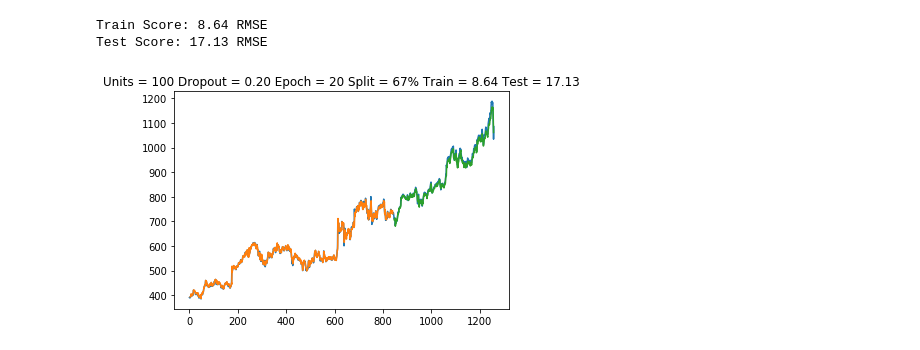
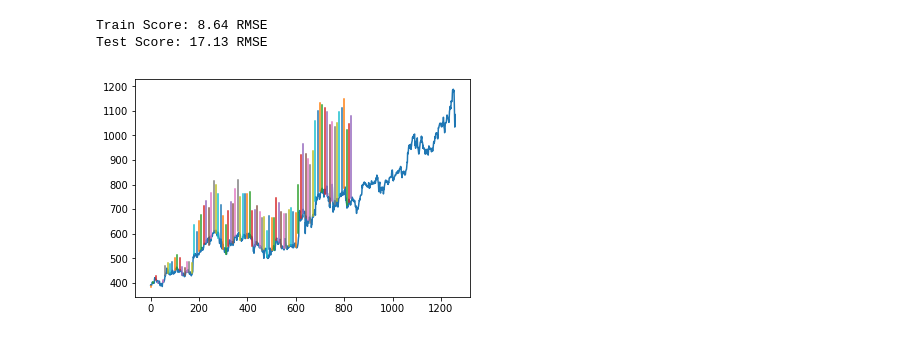
Before and after one commit to deepakgouda/StockPricePrediction, a Jupyter notebook: PricePrediction.ipynb, the cells around one changed output. Drawn from its saved outputs; the diff is of its cells as text; code cells hidden in the pictures.

```diff
--- a/PricePrediction.ipynb
+++ b/PricePrediction.ipynb
@@ -103,0 +130,4 @@ Epoch 20/20
+# %%
+# x1 = [a[0][1], a[0][2]]
+a = trainX[0]
+a[0][1]
@@ -103,0 +138,4 @@ Epoch 20/20
+# %%
+# all_pred = np.zeros((len(trainX)//10, 2))
+all_pred = []
+print(type(all_pred))
@@ -103,0 +201,3 @@ Epoch 20/20
+# %%
+all_pred = np.asarray(all_pred)
+all_pred.shape
@@ -106,0 +229,5 @@ testPredict = model.predict(testX)
+# %%
+for i in range(all_pred.shape[0]):
+    all_pred[i] = scaler.inverse_transform(all_pred[i])
+#     for j in i:
+#     print(scaler.inverse_transform(all_pred[i]))
@@ -134,10 +283,14 @@ testPredictPlot[len(trainPredict)+(look_back*2)+1:len(data)-1, :] = testPredict
 # %%
 col = 0
 plt.plot(scaler.inverse_transform(data)[:,col])
-plt.plot(trainPredictPlot[:,col])
-plt.plot(testPredictPlot[:,col])
-plt.title('Units = %d Dropout = %.2f Epoch = %d Split = %d%% Train = %.2f Test = %.2f' %
-		(units, drop, epoch, split*100, trainScore, testScore))
+for i in range(all_pred.shape[0]):
+    X = np.ones(look_forward+1)*(i*10)
+    Y = all_pred[i][:, col]
+    plt.plot(X, Y)
+# plt.plot(trainPredictPlot[:,col])
+# plt.plot(testPredictPlot[:,col])
+# plt.title('Units = %d Dropout = %.2f Epoch = %d Split = %d%% Train = %.2f Test = %.2f' %
+# 		(units, drop, epoch, split*100, trainScore, testScore))
 plt.show()
 # %% [output]
-[figure, old version]
+[figure, new version]
```
Also changed, not shown: parts of 20 cells of this notebook.
